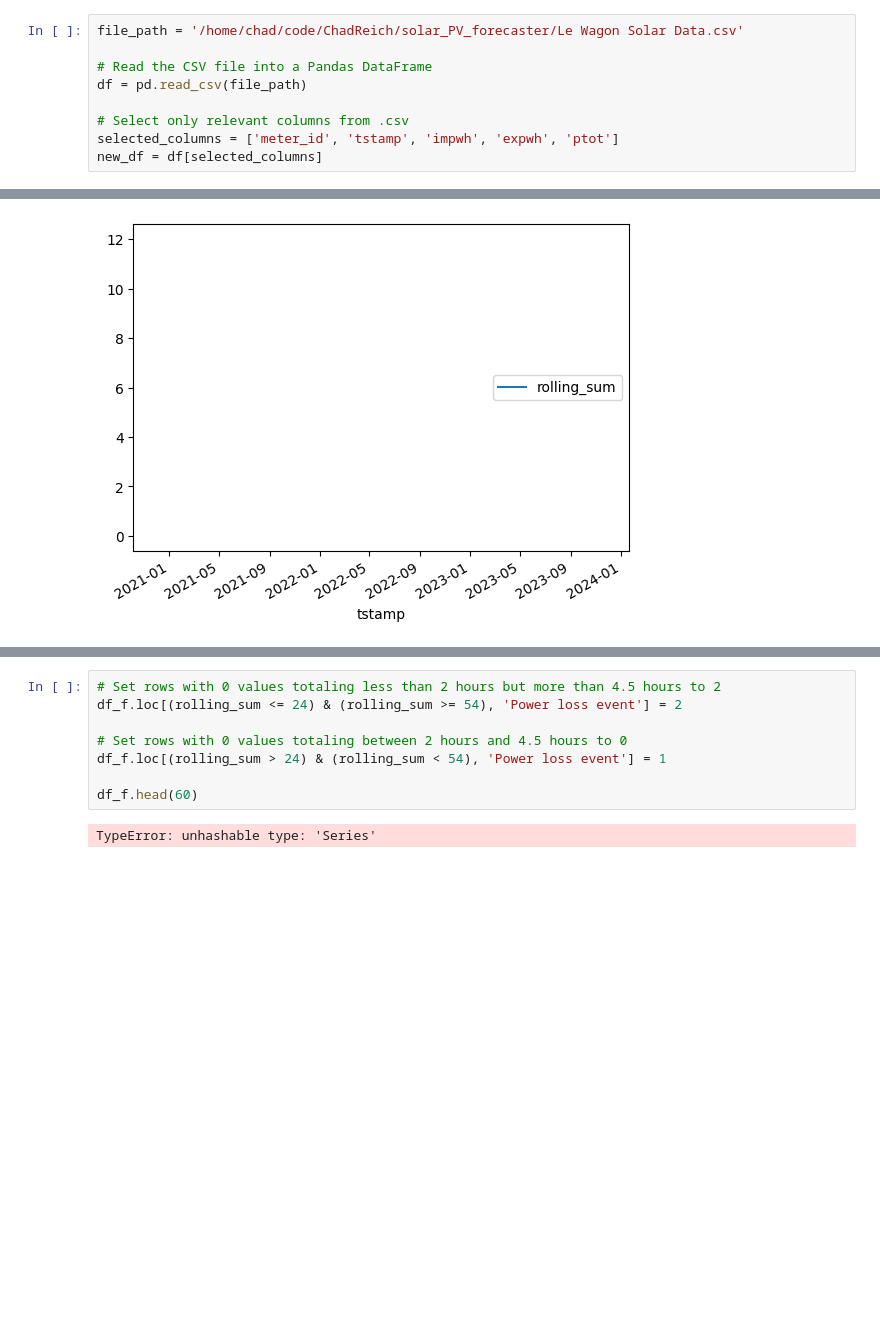
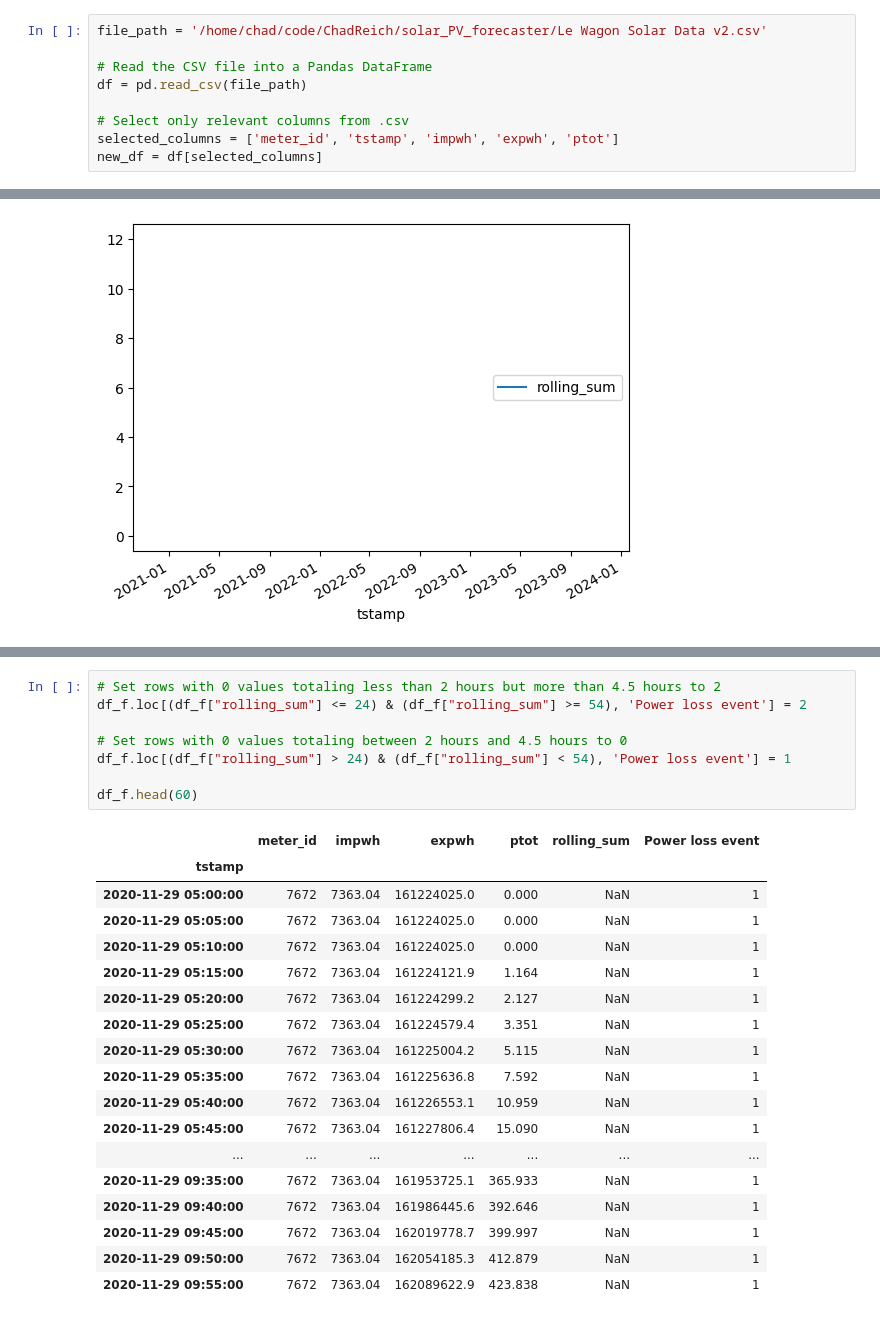
Before and after one commit to ChadReich/solar_PV_forecaster, a Jupyter notebook: Untitled.ipynb, the cells around one changed output, grey strips where cells are left out. Drawn from its saved outputs; the diff is of its cells as text; blank space fills up the shorter version.

```diff
--- a/Untitled.ipynb
+++ b/Untitled.ipynb
@@ -7,7 +7,7 @@ import pandas as pd
 # %% [markdown]
 ## Read .csv and create dataframe
 # %%
-file_path = '/home/chad/code/ChadReich/solar_PV_forecaster/Le Wagon Solar Data.csv'
+file_path = '/home/chad/code/ChadReich/solar_PV_forecaster/Le Wagon Solar Data v2.csv'
 
 # Read the CSV file into a Pandas DataFrame
 df = pd.read_csv(file_path)
@@ -225,10 +241,27 @@ df_f.plot(y="rolling_sum")
 # %%
 # Set rows with 0 values totaling less than 2 hours but more than 4.5 hours to 2
-df_f.loc[(rolling_sum <= 24) & (rolling_sum >= 54), 'Power loss event'] = 2
+df_f.loc[(df_f["rolling_sum"] <= 24) & (df_f["rolling_sum"] >= 54), 'Power loss event'] = 2
 
 # Set rows with 0 values totaling between 2 hours and 4.5 hours to 0
-df_f.loc[(rolling_sum > 24) & (rolling_sum < 54), 'Power loss event'] = 1
+df_f.loc[(df_f["rolling_sum"] > 24) & (df_f["rolling_sum"] < 54), 'Power loss event'] = 1
 
 df_f.head(60)
 # %% [output]
-TypeError: unhashable type: 'Series'
+|  | meter_id | impwh | expwh | ptot | rolling_sum | Power loss event |
+| tstamp |  |  |  |  |  |  |
+| 2020-11-29 05:00:00 | 7672 | 7363.04 | 161224025.0 | 0.000 | NaN | 1 |
+| 2020-11-29 05:05:00 | 7672 | 7363.04 | 161224025.0 | 0.000 | NaN | 1 |
+| 2020-11-29 05:10:00 | 7672 | 7363.04 | 161224025.0 | 0.000 | NaN | 1 |
+| 2020-11-29 05:15:00 | 7672 | 7363.04 | 161224121.9 | 1.164 | NaN | 1 |
+| 2020-11-29 05:20:00 | 7672 | 7363.04 | 161224299.2 | 2.127 | NaN | 1 |
+| 2020-11-29 05:25:00 | 7672 | 7363.04 | 161224579.4 | 3.351 | NaN | 1 |
+| 2020-11-29 05:30:00 | 7672 | 7363.04 | 161225004.2 | 5.115 | NaN | 1 |
+| 2020-11-29 05:35:00 | 7672 | 7363.04 | 161225636.8 | 7.592 | NaN | 1 |
+| 2020-11-29 05:40:00 | 7672 | 7363.04 | 161226553.1 | 10.959 | NaN | 1 |
+| 2020-11-29 05:45:00 | 7672 | 7363.04 | 161227806.4 | 15.090 | NaN | 1 |
+| ... | ... | ... | ... | ... | ... | ... |
+| 2020-11-29 09:35:00 | 7672 | 7363.04 | 161953725.1 | 365.933 | NaN | 1 |
+| 2020-11-29 09:40:00 | 7672 | 7363.04 | 161986445.6 | 392.646 | NaN | 1 |
+| 2020-11-29 09:45:00 | 7672 | 7363.04 | 162019778.7 | 399.997 | NaN | 1 |
+| 2020-11-29 09:50:00 | 7672 | 7363.04 | 162054185.3 | 412.879 | NaN | 1 |
+| 2020-11-29 09:55:00 | 7672 | 7363.04 | 162089622.9 | 423.838 | NaN | 1 |
```
Also changed, not shown: parts of 1 cell of this notebook, 2 other files.
